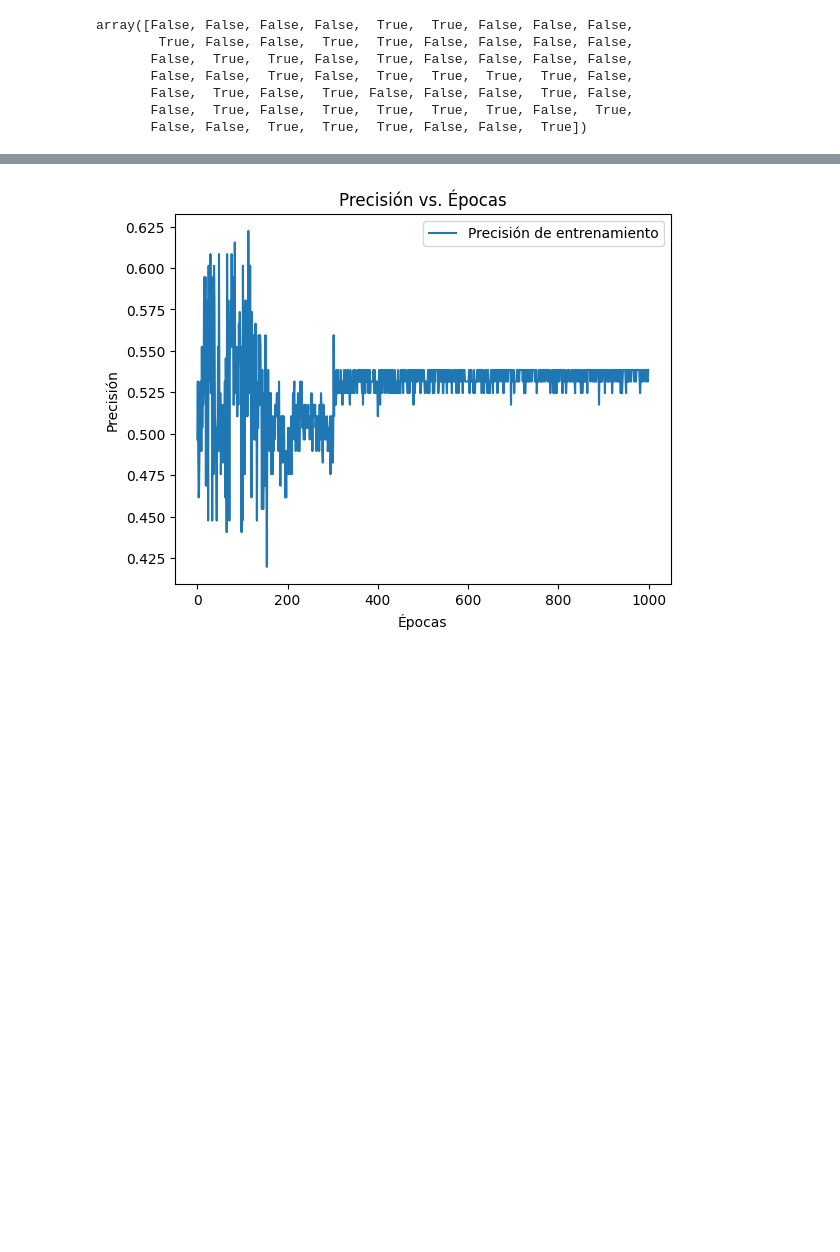
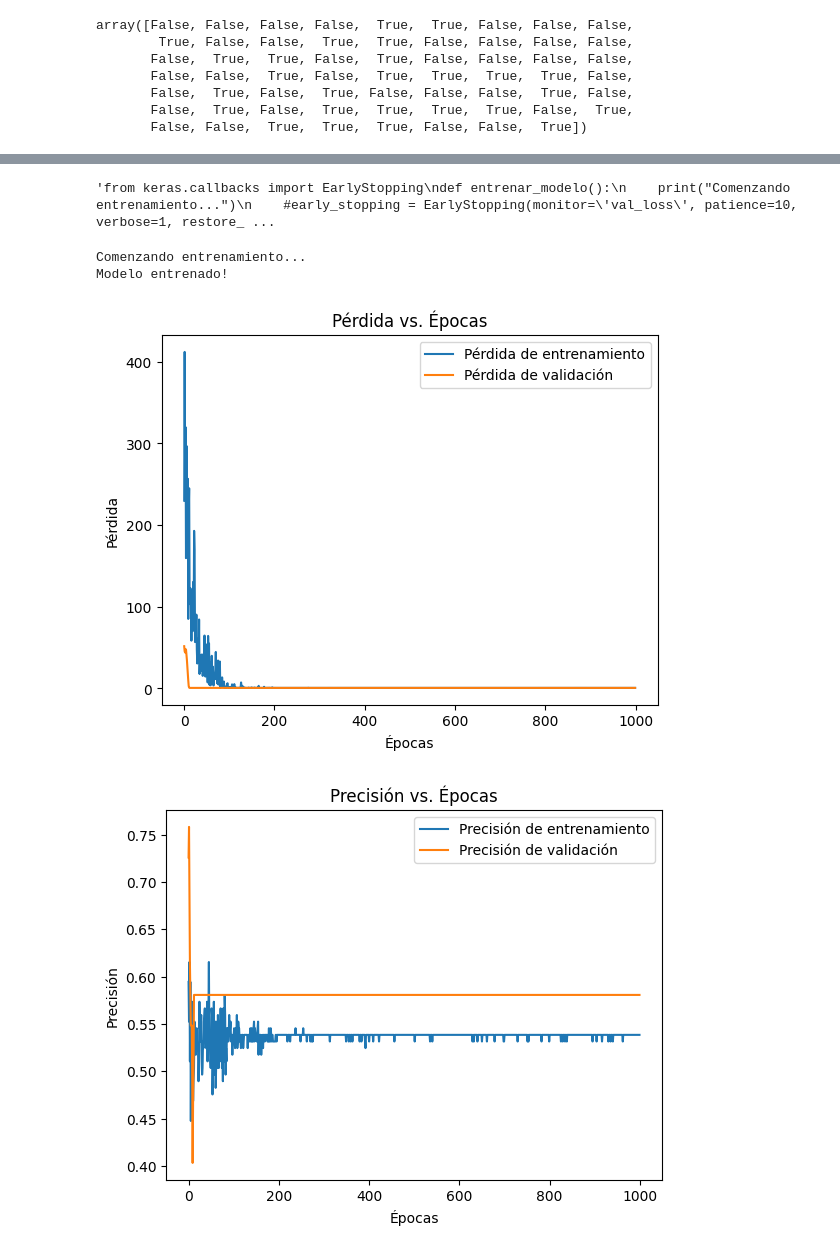
Before and after one commit to Andres-Shadow/artificial-intelligence, a Jupyter notebook: datasets-raw/Red_Neuronal.ipynb, the cells around one changed output, grey strips where cells are left out. Drawn from its saved outputs; the diff is of its cells as text; code cells hidden in the pictures; blank space fills up the shorter version.

```diff
--- a/datasets-raw/Red_Neuronal.ipynb
+++ b/datasets-raw/Red_Neuronal.ipynb
@@ -332,8 +348,0 @@ Confusion matrix, without normalization
-# %%
-def entrenar_modelo():
-    print("Comenzando entrenamiento...")
-    # Compilar el modelo
-    # Entrenar el modelo y obtener el historial
-    historial = clf.fit(X_train_enc, y_train_enc, epochs=1000, verbose=False)  # Devuelve el objeto 'History'
-    print("Modelo entrenado!")
-    return historial  # Devuelve el objeto 'History'
@@ -360,14 +362,49 @@ plt.show()  # Muestra el gráfico
 # %%
-# Crea el gráfico de precisión vs. épocas
-plt.plot(historial.history['accuracy'], label='Precisión de entrenamiento')
-# Si tienes validación, también puedes graficar la precisión de validación
-if 'val_accuracy' in historial.history:
-    plt.plot(historial.history['val_accuracy'], label='Precisión de validación')
+def grafica2():
+    # Crea el gráfico de precisión vs. épocas
+    plt.plot(historial.history['accuracy'], label='Precisión de entrenamiento')
+    # Si tienes validación, también puedes graficar la precisión de validación
+    if 'val_accuracy' in historial.history:
+        plt.plot(historial.history['val_accuracy'], label='Precisión de validación')
 
-plt.xlabel('Épocas')
-plt.ylabel('Precisión')
-plt.title('Precisión vs. Épocas')
-plt.legend()
-plt.show()  # Muestra el gráfico
+    plt.xlabel('Épocas')
+    plt.ylabel('Precisión')
+    plt.title('Precisión vs. Épocas')
+    plt.legend()
+    plt.show()  # Muestra el gráfico
-# %% [output]
-[figure, removed]
+# %%
+red = clf
+def entrenar_modelo():
+    print("Comenzando entrenamiento...")
+    # Compilar el modelo
+    # Entrenar el modelo y obtener el historial
+    historial = red.fit(X_train_enc, y_train_enc, epochs=1000,validation_data=(X_test_enc, y_test_enc), verbose=False)  # Devuelve el objeto 'History'
+    print("Modelo entrenado!")
+    return historial  # Devuelve el objeto 'History'
+
+"""from keras.callbacks import EarlyStopping
+def entrenar_modelo():
+    print("Comenzando entrenamiento...")
+    #early_stopping = EarlyStopping(monitor='val_loss', patience=10, verbose=1, restore_best_weights=True)
+    early_stopping = EarlyStopping(monitor='val_accuracy', patience=20, verbose=1, restore_best_weights=False)
+    #Entrenar el modelo y obtener el historial
+    #historial = clf.fit(X_train_enc, y_train_enc, epochs=1000, validation_data=(X_test_enc, y_test_enc), verbose=False)  # Devuelve el objeto 'History'
+    historial = clf.fit(X_train_enc, y_train_enc,
+                        epochs=1000,
+                        batch_size=16,
+                        validation_data=(X_test_enc, y_test_enc),
+                        verbose=False)
+    print("Modelo entrenado!")
+    return historial  # Devuelve el objeto 'History'
+    """
+# %% [output]
+'from keras.callbacks import EarlyStopping\ndef entrenar_modelo():\n    print("Comenzando entrenamiento...")\n    #early_stopping = EarlyStopping(monitor=\'val_loss\', patience=10, verbose=1, restore_ ...
+# %%
+historial = entrenar_modelo()
+grafica1()
+grafica2()
+# %% [output]
+Comenzando entrenamiento...
+Modelo entrenado!
+[figure, added]
+[figure, added]
```
Also changed, not shown: parts of 12 cells of this notebook, 7 other files.
